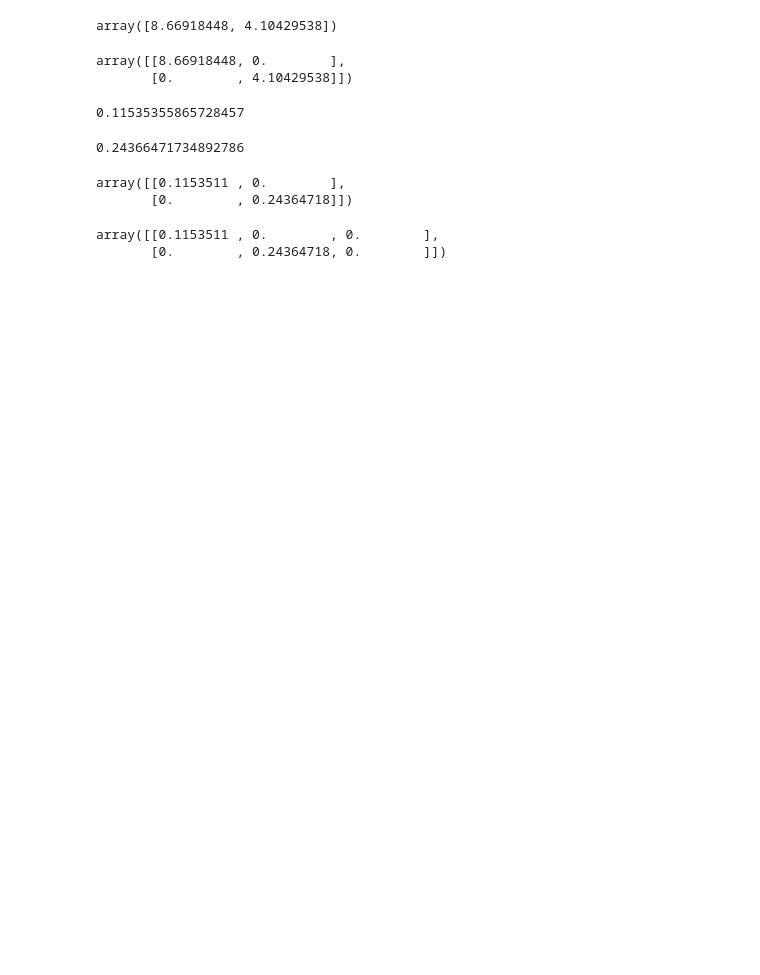
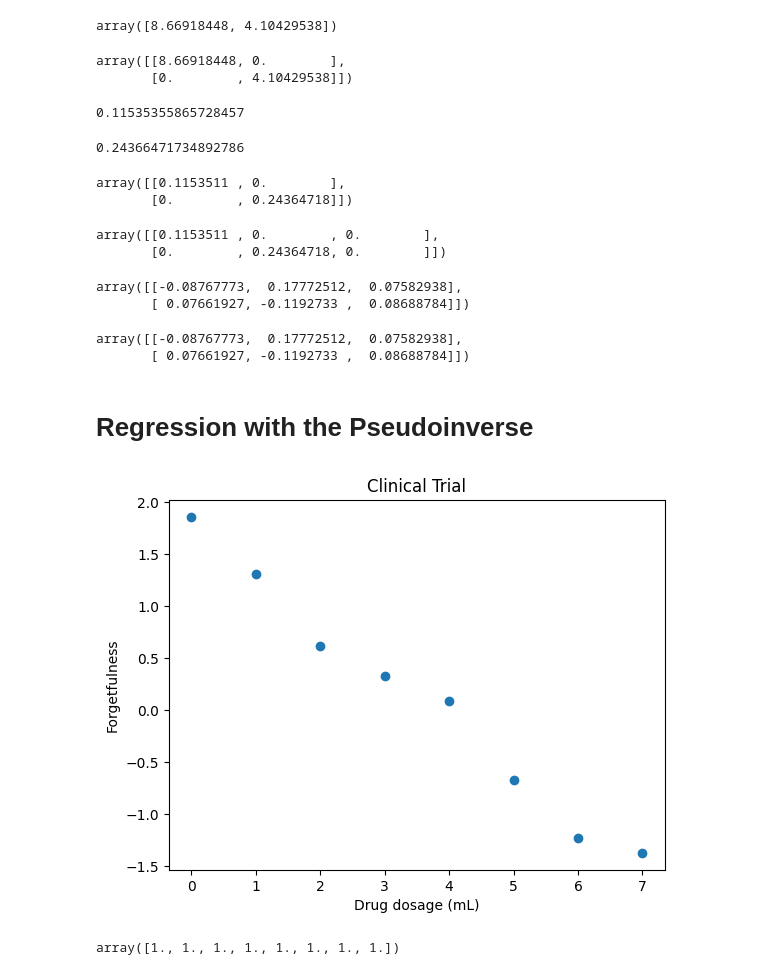
Before and after one commit to Camiloesp/Mathematical-Foundations-of-Machine-Learning, a Jupyter notebook: 43_MatrixOperationsForMachineLearning.ipynb, the cells around one changed output. Drawn from its saved outputs; the diff is of its cells as text; code cells hidden in the pictures; blank space fills up the shorter version.

Commit message:
Regression with the Pseudoinverse

```diff
--- a/43_MatrixOperationsForMachineLearning.ipynb
+++ b/43_MatrixOperationsForMachineLearning.ipynb
@@ -164,3 +164,35 @@ Dplus
 # %% [output]
 array([[0.1153511 , 0.        , 0.        ],
        [0.        , 0.24364718, 0.        ]])
+# %%
+np.dot(VT.T, np.dot(Dplus, U.T))
+# %% [output]
+array([[-0.08767773,  0.17772512,  0.07582938],
+       [ 0.07661927, -0.1192733 ,  0.08688784]])
+# %%
+np.linalg.pinv(A)
+# %% [output]
+array([[-0.08767773,  0.17772512,  0.07582938],
+       [ 0.07661927, -0.1192733 ,  0.08688784]])
+# %% [markdown]
+# Regression with the Pseudoinverse
+# %%
+x1 = [0, 1, 2, 3, 4, 5, 6, 7.] # E.g: dosage of drug for treating alzheimer's disease
+y = [1.86, 1.31, 0.62, 0.33, 0.09, -0.67, -1.23, -1.37] # E.g.: Patient's "forgetfulness score"
+# %%
+title = "Clinical Trial"
+xlabel = "Drug dosage (mL)"
+ylabel = "Forgetfulness"
+# %%
+fig, ax = plt.subplots()
+plt.title(title)
+plt.xlabel(xlabel)
+plt.ylabel(ylabel)
+_=ax.scatter(x1, y)
+# %% [output]
+[figure, added]
+# %%
+x0 = np.ones(8)
+x0
+# %% [output]
+array([1., 1., 1., 1., 1., 1., 1., 1.])
```
Also changed, not shown: parts of 5 cells of this notebook.
